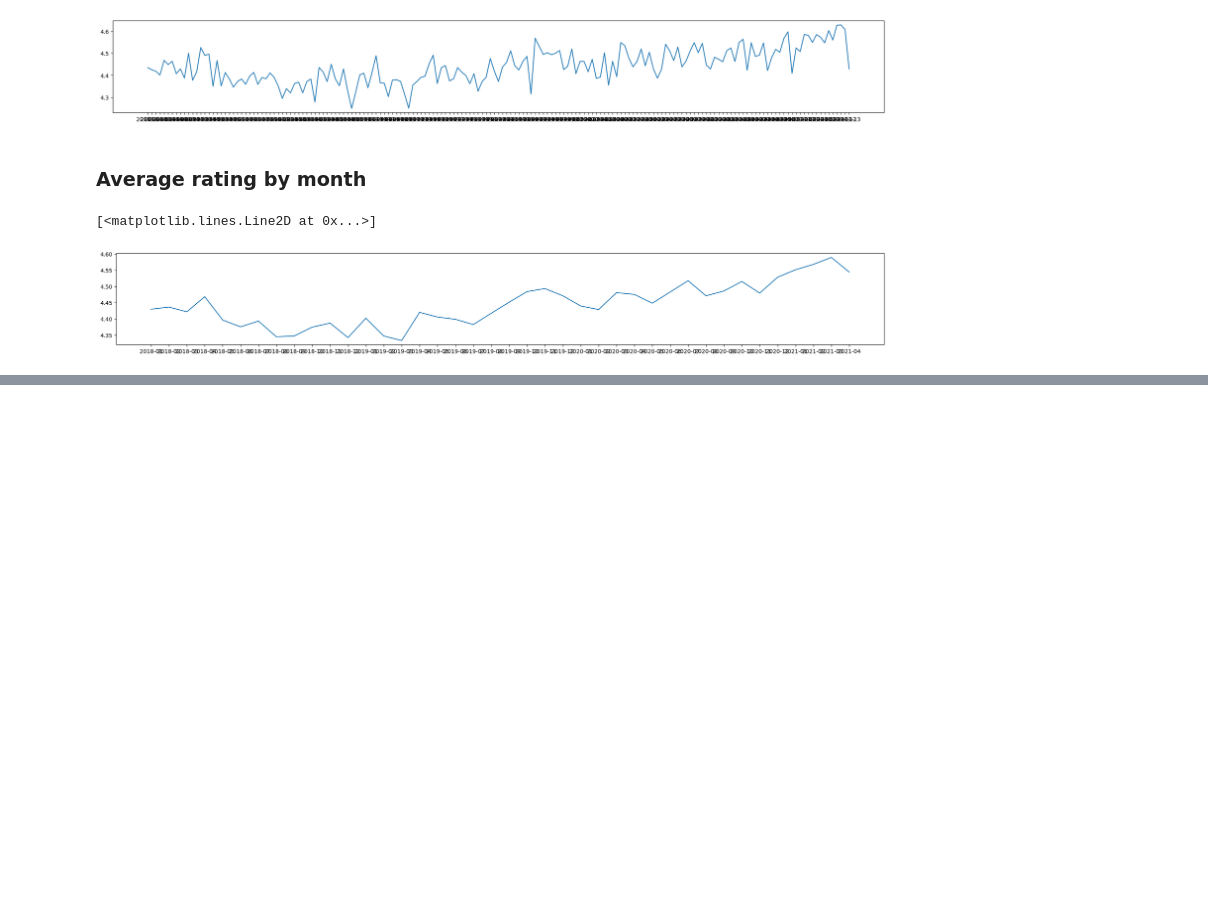
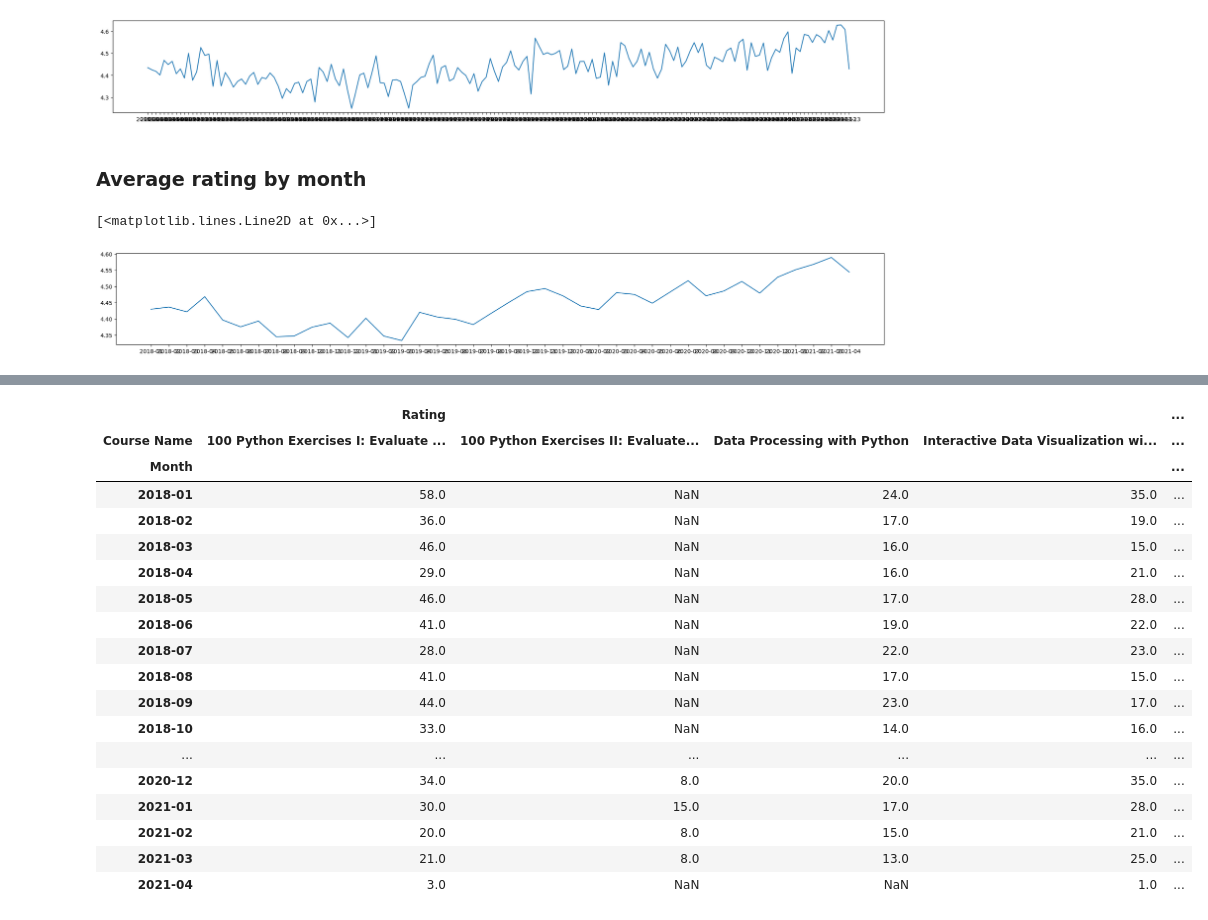
Before and after one commit to SoyEdwinCabrera/Data_Analysis, a Jupyter notebook: Plotting_ratings.ipynb, the cells around one changed output, grey strips where cells are left out. Cells and saved outputs as stored; diff of their text form; code cells hidden in the pictures; blank space fills up the shorter version.

```diff
--- a/Plotting_ratings.ipynb
+++ b/Plotting_ratings.ipynb
@@ -134,0 +193,22 @@ plt.plot(month_average.index, month_average['Rating'])
+# %%
+month_average_crs
+# %% [output]
+|  | Rating |  |  |  | ... |
+| Course Name | 100 Python Exercises I: Evaluate ... | 100 Python Exercises II: Evaluate... | Data Processing with Python | Interactive Data Visualization wi... | ... |
+| Month |  |  |  |  | ... |
+| 2018-01 | 58.0 | NaN | 24.0 | 35.0 | ... |
+| 2018-02 | 36.0 | NaN | 17.0 | 19.0 | ... |
+| 2018-03 | 46.0 | NaN | 16.0 | 15.0 | ... |
+| 2018-04 | 29.0 | NaN | 16.0 | 21.0 | ... |
+| 2018-05 | 46.0 | NaN | 17.0 | 28.0 | ... |
+| 2018-06 | 41.0 | NaN | 19.0 | 22.0 | ... |
+| 2018-07 | 28.0 | NaN | 22.0 | 23.0 | ... |
+| 2018-08 | 41.0 | NaN | 17.0 | 15.0 | ... |
+| 2018-09 | 44.0 | NaN | 23.0 | 17.0 | ... |
+| 2018-10 | 33.0 | NaN | 14.0 | 16.0 | ... |
+| ... | ... | ... | ... | ... | ... |
+| 2020-12 | 34.0 | 8.0 | 20.0 | 35.0 | ... |
+| 2021-01 | 30.0 | 15.0 | 17.0 | 28.0 | ... |
+| 2021-02 | 20.0 | 8.0 | 15.0 | 21.0 | ... |
+| 2021-03 | 21.0 | 8.0 | 13.0 | 25.0 | ... |
+| 2021-04 | 3.0 | NaN | NaN | 1.0 | ... |
```
Also changed, not shown: parts of 5 cells of this notebook.
